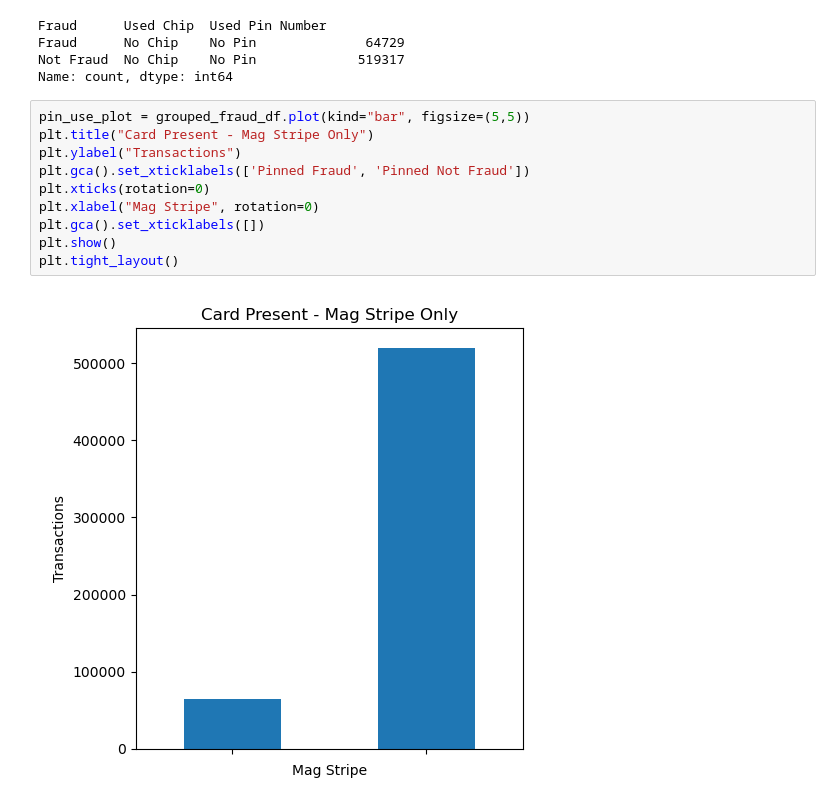
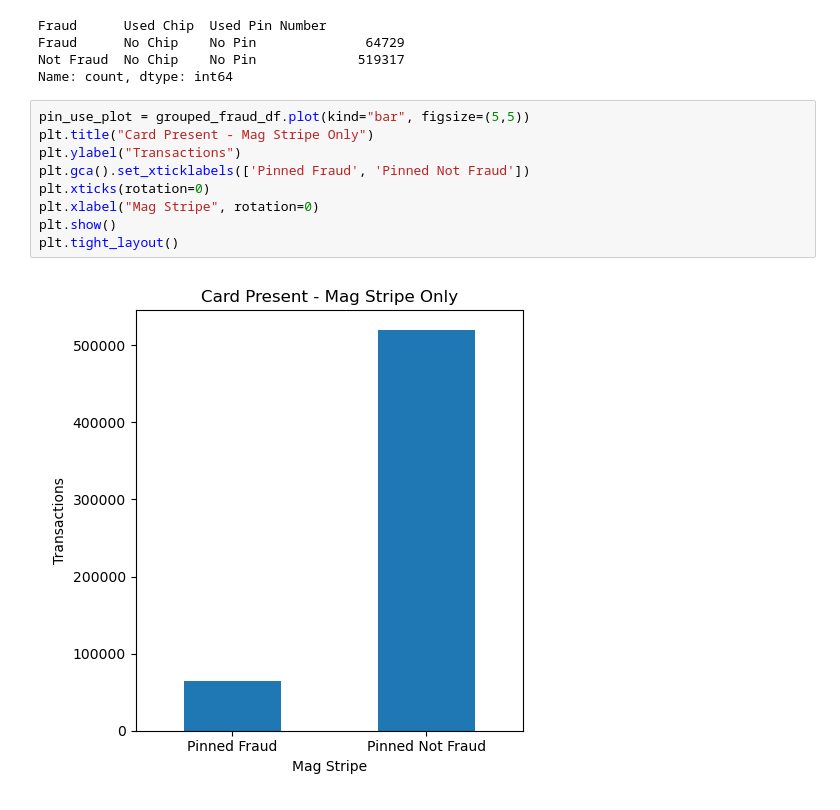
Before and after one commit to killerpennywise/project-1, a Jupyter notebook: mag_stripe.ipynb, the cells around one changed output. Drawn from its saved outputs; the diff is of its cells as text.

```diff
--- a/mag_stripe.ipynb
+++ b/mag_stripe.ipynb
@@ -54,12 +54,11 @@ Name: count, dtype: int64
 # %%
 pin_use_plot = grouped_fraud_df.plot(kind="bar", figsize=(5,5))
 plt.title("Card Present - Mag Stripe Only")
 plt.ylabel("Transactions")
 plt.gca().set_xticklabels(['Pinned Fraud', 'Pinned Not Fraud'])
 plt.xticks(rotation=0)
 plt.xlabel("Mag Stripe", rotation=0)
-plt.gca().set_xticklabels([])
 plt.show()
 plt.tight_layout()
 # %% [output]
-[figure, old version]
+[figure, new version]
```
Also changed, not shown: 1 other file.
